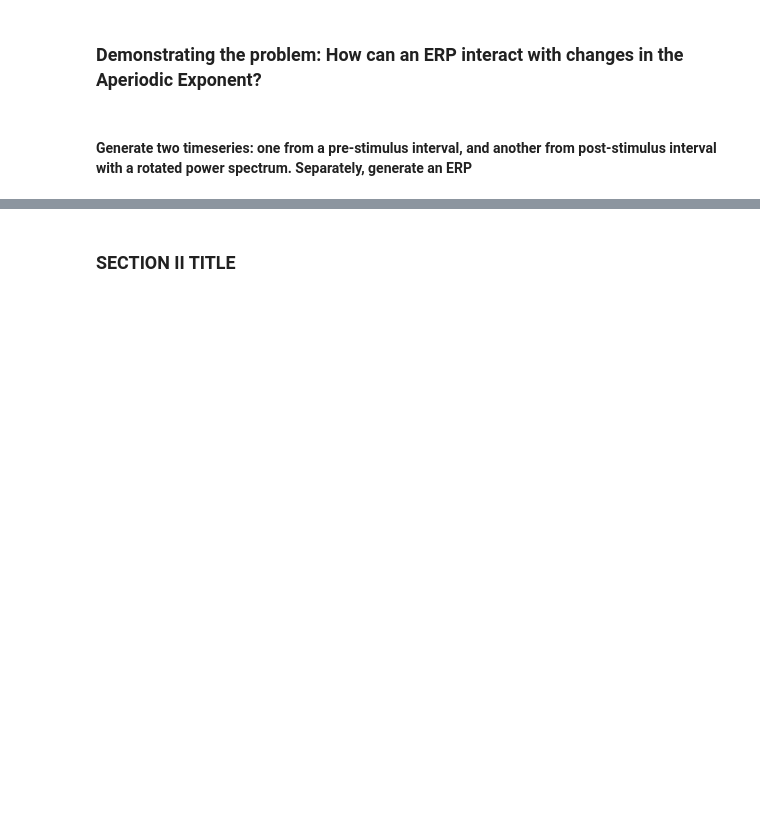
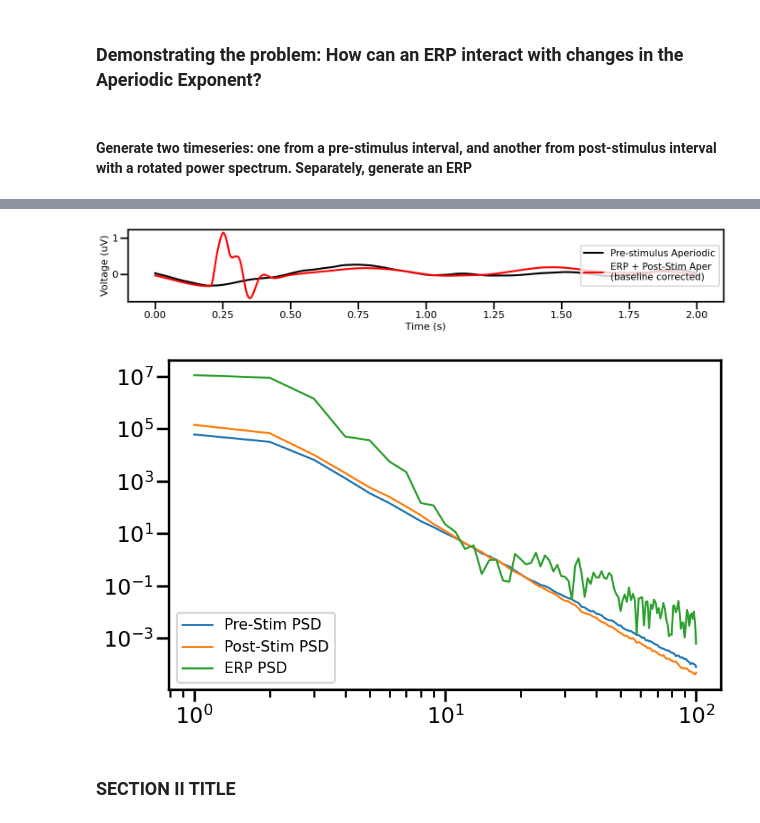
Before and after one commit to voytekresearch/TimeResolvedAperiodic, a Jupyter notebook: notebooks/Recommendation 04/Recommendation_04_EventRelatedPotentials.ipynb, the cells around one changed output, grey strips where cells are left out. Drawn from its saved outputs; the diff is of its cells as text; code cells hidden in the pictures; blank space fills up the shorter version.

```diff
--- a/notebooks/Recommendation 04/Recommendation_04_EventRelatedPotentials.ipynb
+++ b/notebooks/Recommendation 04/Recommendation_04_EventRelatedPotentials.ipynb
@@ -87,3 +91,72 @@ plt.show()
+# %%
+n_trials = 100
+
+## Simulate timeseries as a combination of aperiodic and periodic components
+sim_components = {'sim_knee': {'exponent1' : 0, 'exponent2':-5, 'knee':10},
+                  }
+fs = 1000
+n_seconds = 2
+
+pre_stim_aper = {'time':[], 'freqs':[], 'pows':[]}
+post_stim_combined = {'time':[], 'freqs':[], 'pows':[]}
+for t in range(n_trials):
+
+    ap_shift = np.random.random() # randomize the degree of aperiodic change pre-to-post stim
+    erp_amp = np.random.randint(low=1, high=10) # randomize ERP amplitude
+    erp_latency = 0.25 + (np.random.randint(-50,50)/1000) #0.25#1*np.random.random() # jitter ERP start time
+    #print(ap_shift, erp_amp, erp_latency)
+
+    ## generate signals
+    ap_sig_pre = sim_knee(n_seconds, fs,**sim_components['sim_knee'])
+    ap_sig_post = rotate_timeseries(ap_sig_pre, fs, delta_exp=ap_shift, f_rotation=15)
+    erp_sig = sim_damped_erp(n_seconds, fs, amp=erp_amp, freq=10, decay=0.025, time_start=erp_latency)
+    erp_plus_aper = ap_sig_post + erp_sig
+
+    ## add the timeseries to our dictionary
+    pre_stim_aper['time'].append(ap_sig_pre)
+    post_stim_combined['time'].append(erp_plus_aper)
+
+    ## Compute the power spectrum using Welch's
+    freqs_pre, powers_pre = compute_spectrum(ap_sig_pre, fs=fs, f_range=(0.1,100), avg_type='median', nperseg=fs, noverlap=fs/2)
+    freqs_erp_plus, powers_erp_plus = compute_spectrum(erp_plus_aper, fs=fs, f_range=(0.1,100), avg_type='median', nperseg=fs, noverlap=fs/2)
+
+    ## add the PSDs to the dictionary
+    pre_stim_aper['freqs'].append(freqs_pre)
+    post_stim_combined['freqs'].append(freqs_erp_plus)
+    pre_stim_aper['pows'].append(powers_pre)
+    post_stim_combined['pows'].append(powers_erp_plus)
+
+## get the pre-stim window and post stim time windows, without averaging
+pre_stim_sigs = (np.vstack(pre_stim_aper['time']))
+post_stim_sigs = (np.vstack(post_stim_combined['time']))
+## get pre-stim and post stim PSDs, with averaging
+pre_stim_freqs =  np.mean(np.vstack(pre_stim_aper['freqs']), axis=0)
+post_stim_freqs =  np.mean(np.vstack(post_stim_combined['freqs']), axis=0)
+pre_stim_pows =  np.mean(np.vstack(pre_stim_aper['pows']), axis=0)
+post_stim_pows =  np.mean(np.vstack(post_stim_combined['pows']), axis=0)
+
+# do baseline correction of post-stimulus time signals, and then average these to get ERP
+baseline_corr_erp = np.mean((post_stim_sigs - pre_stim_sigs), axis=0)
+# calculate PSD of ERP
+freqs_erp, powers_erp = compute_spectrum(baseline_corr_erp, fs=fs, f_range=(0.1,100), avg_type='median', nperseg=fs, noverlap=fs/2)
+
+# plot timeseries
+times = create_times(n_seconds=n_seconds, fs=fs)
+plot_time_series(times, [np.mean(pre_stim_sigs, axis=0), baseline_corr_erp], labels=['Pre-stimulus Aperiodic', 'ERP + Post-Stim Aper \n(baseline corrected)'])
+plt.legend(loc = 'right', fontsize=15)
+plt.show()
+
+# plot power spectra, with pivot freq of 15Hz
+fig,ax = plt.subplots(figsize=(10,6))
+plt.loglog(pre_stim_freqs,(pre_stim_pows/pre_stim_pows[15]), linewidth=2, label='Pre-Stim PSD')
+plt.loglog(post_stim_freqs,(post_stim_pows/post_stim_pows[15]), linewidth=2, label='Post-Stim PSD')
+plt.loglog(freqs_erp,(powers_erp/powers_erp[15]), linewidth=2, label= 'ERP PSD')
+#plt.loglog(freqs_erp_plus,powers_erp_plus, linewidth=2, label='Post-Stim Aper + ERP PSD')
+plt.legend(loc='lower left',fontsize=15)
+plt.show()
+# %% [output]
+[figure, added]
+[figure, added]
 # %% [markdown]
 ### SECTION II TITLE
 # %% [markdown]
```
Also changed, not shown: parts of 3 cells of this notebook.
